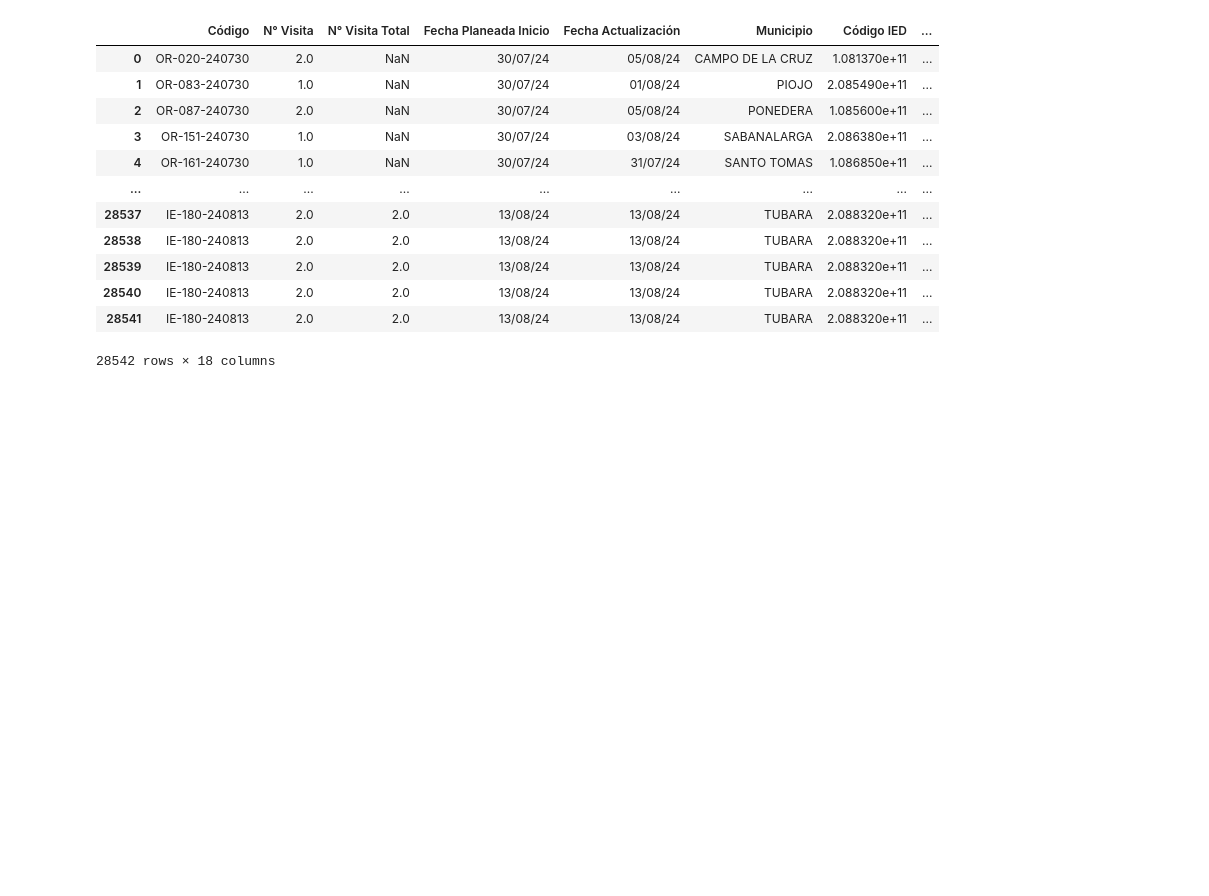
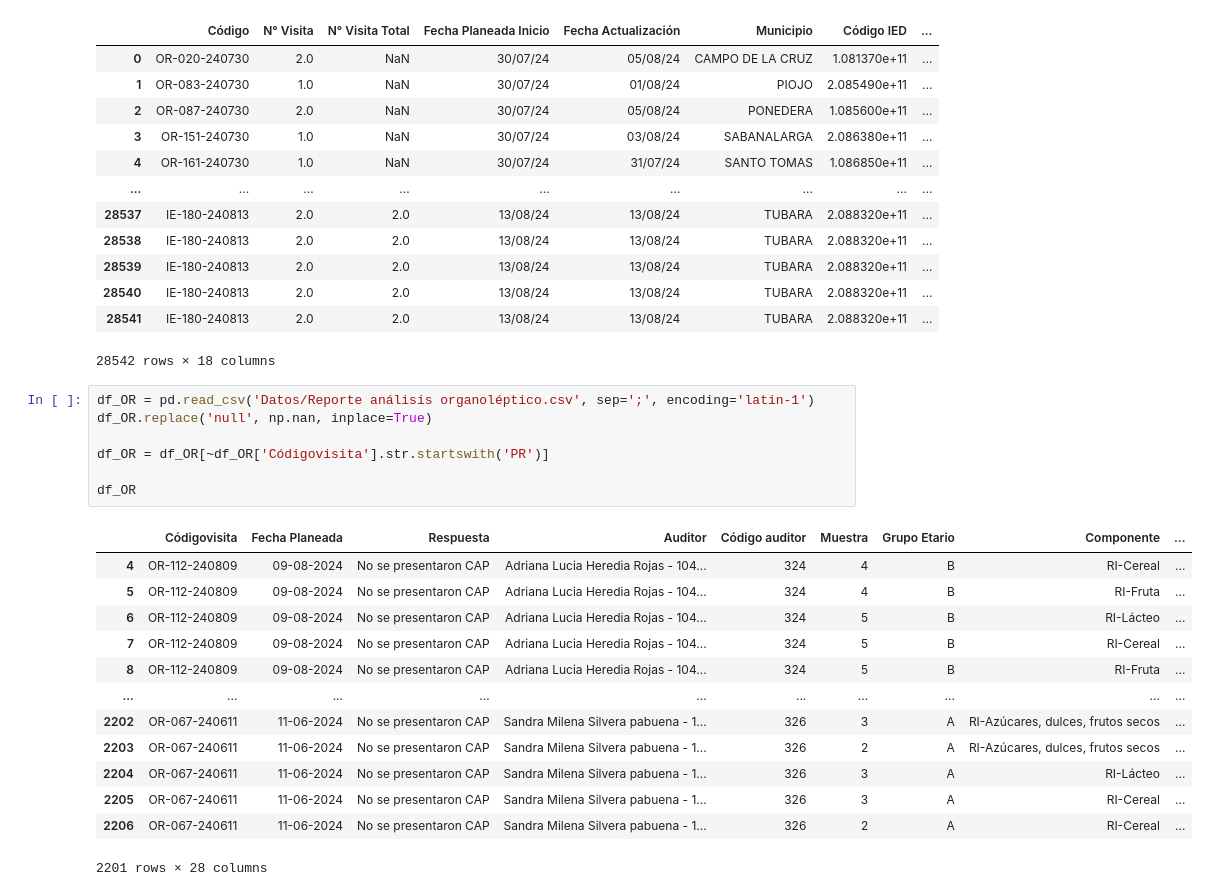
Before and after one commit to ComancheMario/Python-, a Jupyter notebook: PAE_Interventoria/2024-I/TableroInterno.ipynb, the cells around one changed output. Cells and saved outputs as stored; diff of their text form; blank space fills up the shorter version.

```diff
--- a/PAE_Interventoria/2024-I/TableroInterno.ipynb
+++ b/PAE_Interventoria/2024-I/TableroInterno.ipynb
@@ -96,6 +96,27 @@ df_Resultados
 | 28540 | IE-180-240813 | 2.0 | 2.0 | 13/08/24 | 13/08/24 | TUBARA | 2.088320e+11 | ... |
 | 28541 | IE-180-240813 | 2.0 | 2.0 | 13/08/24 | 13/08/24 | TUBARA | 2.088320e+11 | ... |
 28542 rows × 18 columns
+# %%
+df_OR = pd.read_csv('Datos/Reporte análisis organoléptico.csv', sep=';', encoding='latin-1')
+df_OR.replace('null', np.nan, inplace=True)
+
+df_OR = df_OR[~df_OR['Códigovisita'].str.startswith('PR')]
+
+df_OR
+# %% [output]
+|  | Códigovisita | Fecha Planeada | Respuesta | Auditor | Código auditor | Muestra | Grupo Etario | Componente | ... |
+| 4 | OR-112-240809 | 09-08-2024 | No se presentaron CAP | Adriana Lucia Heredia Rojas - 104... | 324 | 4 | B | RI-Cereal | ... |
+| 5 | OR-112-240809 | 09-08-2024 | No se presentaron CAP | Adriana Lucia Heredia Rojas - 104... | 324 | 4 | B | RI-Fruta | ... |
+| 6 | OR-112-240809 | 09-08-2024 | No se presentaron CAP | Adriana Lucia Heredia Rojas - 104... | 324 | 5 | B | RI-Lácteo | ... |
+| 7 | OR-112-240809 | 09-08-2024 | No se presentaron CAP | Adriana Lucia Heredia Rojas - 104... | 324 | 5 | B | RI-Cereal | ... |
+| 8 | OR-112-240809 | 09-08-2024 | No se presentaron CAP | Adriana Lucia Heredia Rojas - 104... | 324 | 5 | B | RI-Fruta | ... |
+| ... | ... | ... | ... | ... | ... | ... | ... | ... | ... |
+| 2202 | OR-067-240611 | 11-06-2024 | No se presentaron CAP | Sandra Milena Silvera pabuena - 1... | 326 | 3 | A | RI-Azúcares, dulces, frutos secos | ... |
+| 2203 | OR-067-240611 | 11-06-2024 | No se presentaron CAP | Sandra Milena Silvera pabuena - 1... | 326 | 2 | A | RI-Azúcares, dulces, frutos secos | ... |
+| 2204 | OR-067-240611 | 11-06-2024 | No se presentaron CAP | Sandra Milena Silvera pabuena - 1... | 326 | 3 | A | RI-Lácteo | ... |
+| 2205 | OR-067-240611 | 11-06-2024 | No se presentaron CAP | Sandra Milena Silvera pabuena - 1... | 326 | 3 | A | RI-Cereal | ... |
+| 2206 | OR-067-240611 | 11-06-2024 | No se presentaron CAP | Sandra Milena Silvera pabuena - 1... | 326 | 2 | A | RI-Cereal | ... |
+2201 rows × 28 columns
 # %%
 #Vamos a trabajar cuales instituciones incumplen ciertos item
 #Primero filtramos solo las IE's
```
Also changed, not shown: parts of 8 cells of this notebook, 4 other files.
